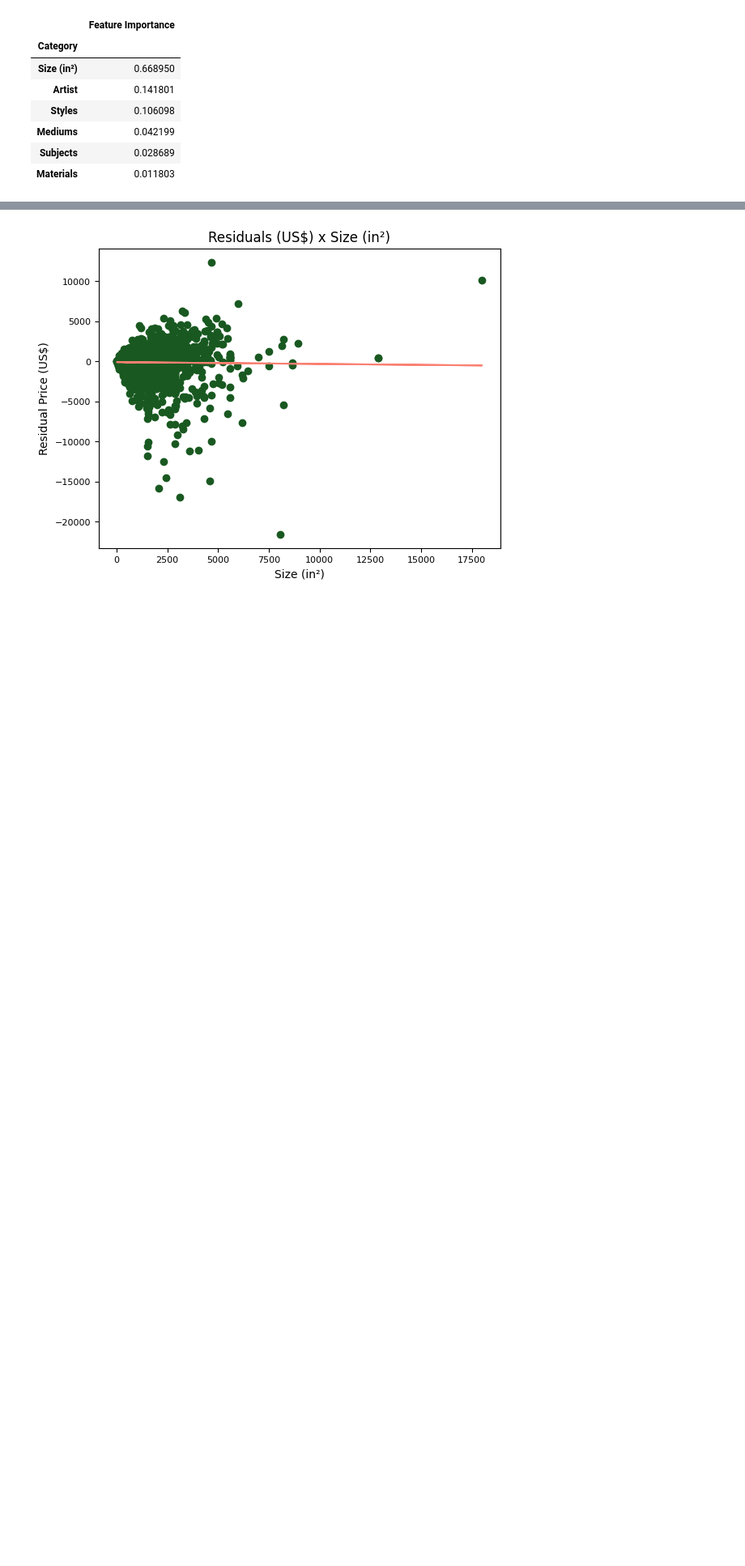
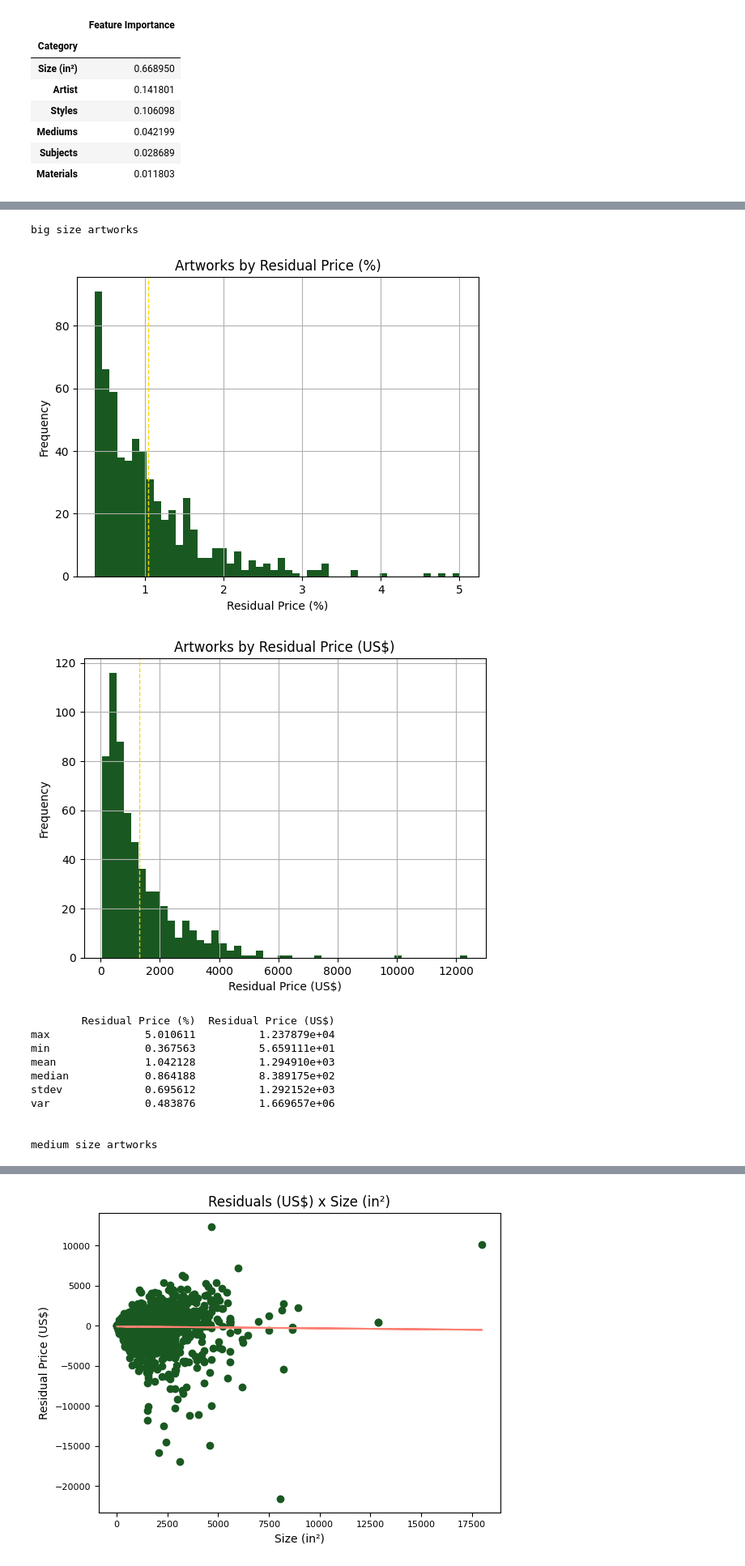
Before and after one commit to cryptogazzetta/Arte, a Jupyter notebook: analysis/saatchi_explore_artworks.ipynb, the cells around one changed output, grey strips where cells are left out. Shown at 81% size. Saved outputs shown, nothing was run; the diff lists cells and outputs as text; code cells hidden in the pictures; blank space fills up the shorter version.

```diff
--- a/analysis/saatchi_explore_artworks.ipynb
+++ b/analysis/saatchi_explore_artworks.ipynb
@@ -643,0 +622,31 @@ descriptive_df_large_residuals
+# %%
+## CASE STUDIES: LARGE RESIDUALS
+
+segment = "large_residuals"
+
+# get 0.75 quantile of residuals
+q75 = test_dummies['Residual Price (%)'].quantile(0.75)
+q25 = test_dummies['Residual Price (%)'].quantile(0.25)
+# get the artworks with index in large_residual_indices
+large_residual_indices = test_dummies[test_dummies['Residual Price (%)'] > q75].index
+small_residual_indices = test_dummies[test_dummies['Residual Price (%)'] < q25].index
+medium_residual_indices = test_dummies[(test_dummies['Residual Price (%)'] > q25) & (test_dummies['Residual Price (%)'] < q75)].index
+
+residual_indices_lists = [large_residual_indices, medium_residual_indices, small_residual_indices]
+resisual_names = ['big', 'medium', 'small']
+
+case_study(test_dummies, residual_indices_lists, resisual_names)
+# %% [output]
+big size artworks
+[figure, added]
+[figure, added]
+        Residual Price (%)  Residual Price (US$)
+max               5.010611          1.237879e+04
+min               0.367563          5.659111e+01
+mean              1.042128          1.294910e+03
+median            0.864188          8.389175e+02
+stdev             0.695612          1.292152e+03
+var               0.483876          1.669657e+06
+
+
+medium size artworks
```
Also changed, not shown: parts of 16 cells of this notebook, 4 other files.
